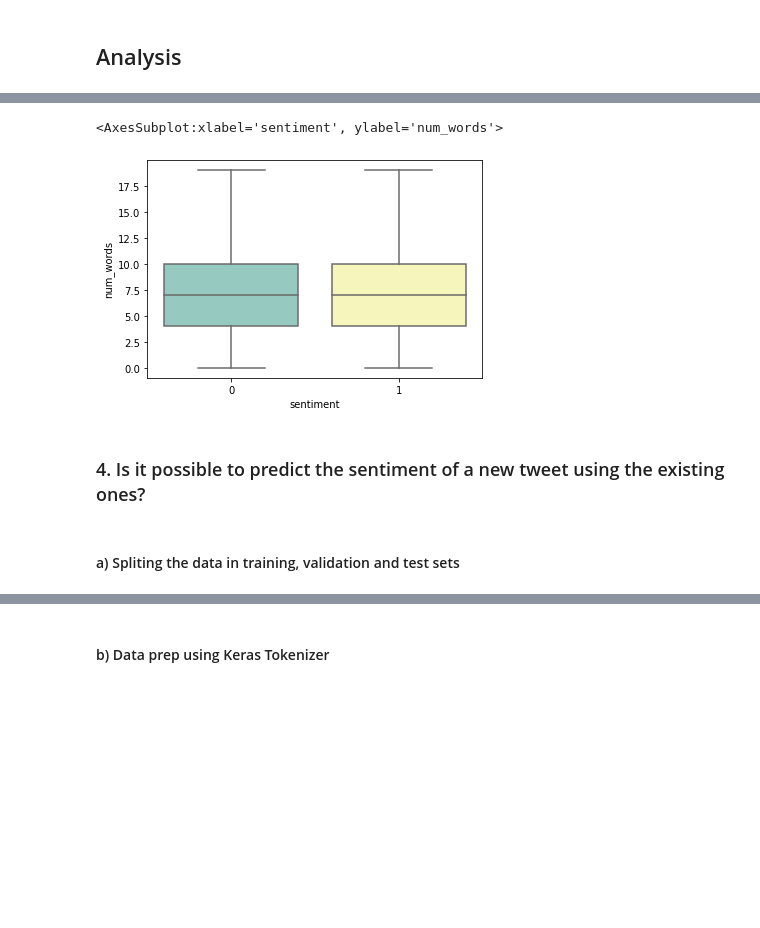
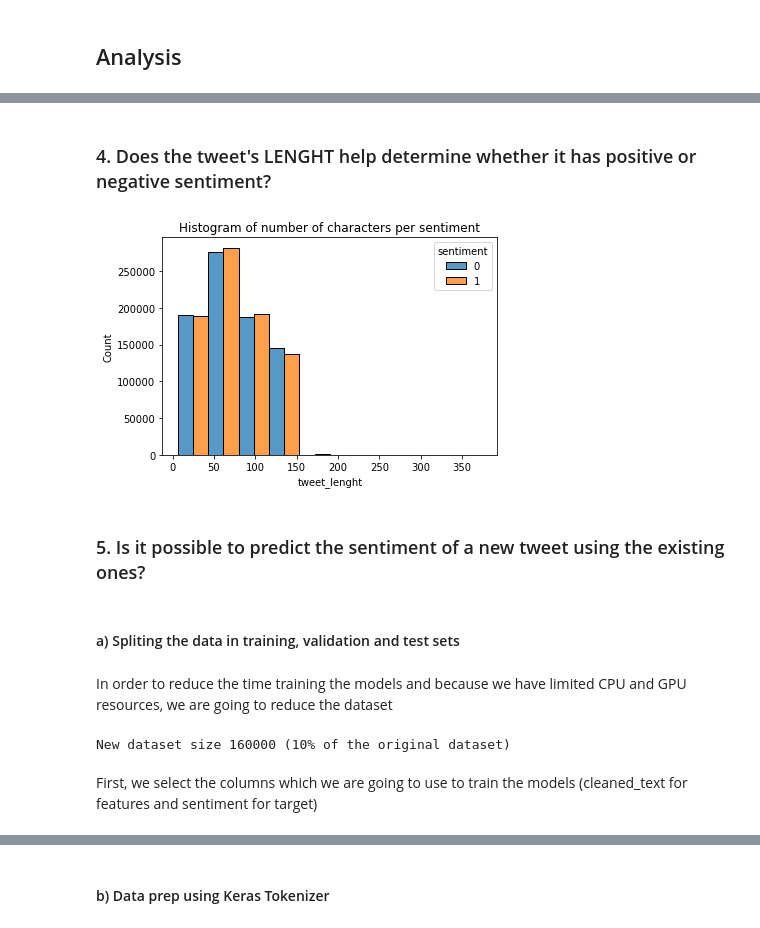
Before and after one commit to AndreGoncalves013/Twitter_Sentiment_Analysis, a Jupyter notebook: twitter_sentiment_analysis.ipynb, the cells around one changed output, grey strips where cells are left out. Saved outputs shown, nothing was run; the diff lists cells and outputs as text; code cells hidden in the pictures; blank space fills up the shorter version.

```diff
--- a/twitter_sentiment_analysis.ipynb
+++ b/twitter_sentiment_analysis.ipynb
@@ -146,13 +315,26 @@ sns.histplot(data=df, x="num_words", hue="sentiment", multiple="dodge")
-# %%
-sns.boxplot(data=df, y="num_words", x="sentiment", palette="Set3", showfliers = False)
-# %% [output]
-<AxesSubplot:xlabel='sentiment', ylabel='num_words'>
-[figure, removed]
+# %% [markdown]
+### 4. Does the tweet's LENGHT help determine whether it has positive or negative sentiment?
+# %%
+df['tweet_lenght'] = df['text'].apply(lambda x : len(x))
+# %%
+sns.histplot(data=df, x="tweet_lenght", hue="sentiment", bins = 10,  multiple="dodge")
+plt.title('Histogram of number of characters per sentiment')
+plt.savefig('images/histogram_number_characters_per_sentiment.png', dpi='figure', backend=None)
+plt.show()
+# %% [output]
+[figure, added]
 # %% [markdown]
-### 4. Is it possible to predict the sentiment of a new tweet using the existing ones?
+### 5. Is it possible to predict the sentiment of a new tweet using the existing ones?
 # %% [markdown]
 #### a) Spliting the data in training, validation and test sets
+# %% [markdown]
+In order to reduce the time training the models and because we have limited CPU and GPU resources, we are going to reduce the dataset
 # %%
 np.random.seed(42)
-reduced_df = df.sample(int(len(df)/160))
+reduced_df = df.sample(int(len(df)*0.1))
+print(f'New dataset size {len(reduced_df)} ({round(100*len(reduced_df)/len(df))}% of the original dataset)')
+# %% [output]
+New dataset size 160000 (10% of the original dataset)
+# %% [markdown]
+First, we select the columns which we are going to use to train the models (cleaned_text for features and sentiment for target)
 # %%
```
Also changed, not shown: parts of 110 cells of this notebook, 4 other files.
